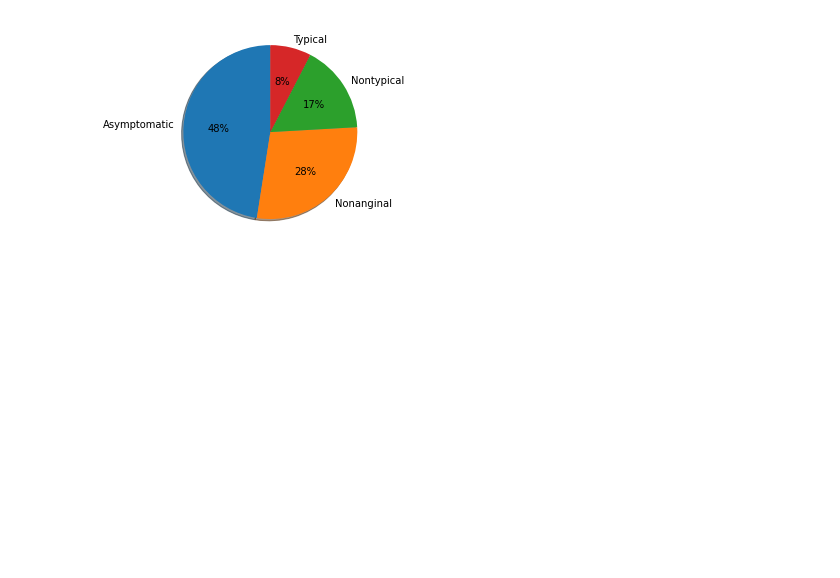
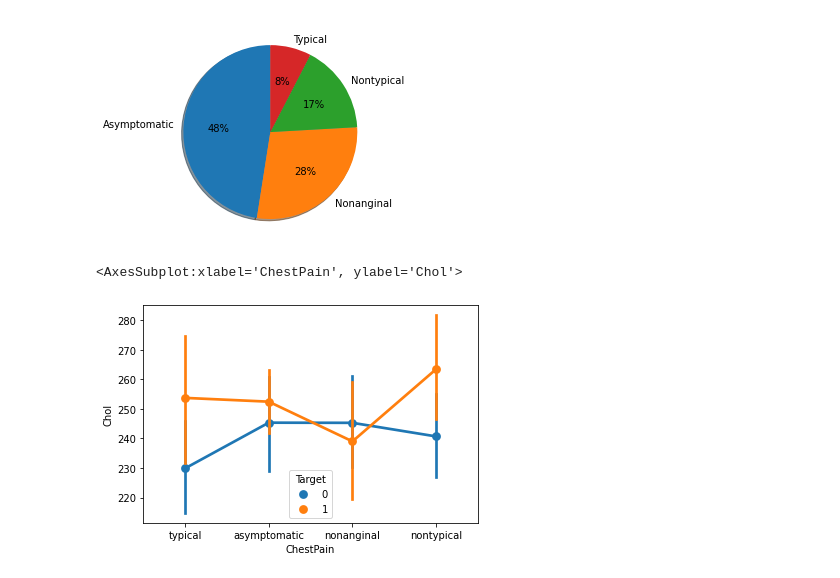
Before and after one commit to ankush-vem/Heart-Attack-Prediction, a Jupyter notebook: Code/heart.ipynb, the cells around one changed output. Drawn from its saved outputs; the diff is of its cells as text; code cells hidden in the pictures; blank space fills up the shorter version.

```diff
--- a/Code/heart.ipynb
+++ b/Code/heart.ipynb
@@ -237,3 +237,8 @@ plt.pie(Percentage, labels=ChestPainType,
 plt.show()
 # %% [output]
 [figure]
+# %%
+sns.pointplot(x = "ChestPain", y = "Chol", hue = "Target", data = df)
+# %% [output]
+<AxesSubplot:xlabel='ChestPain', ylabel='Chol'>
+[figure, added]
```
Also changed, not shown: parts of 9 cells of this notebook.
